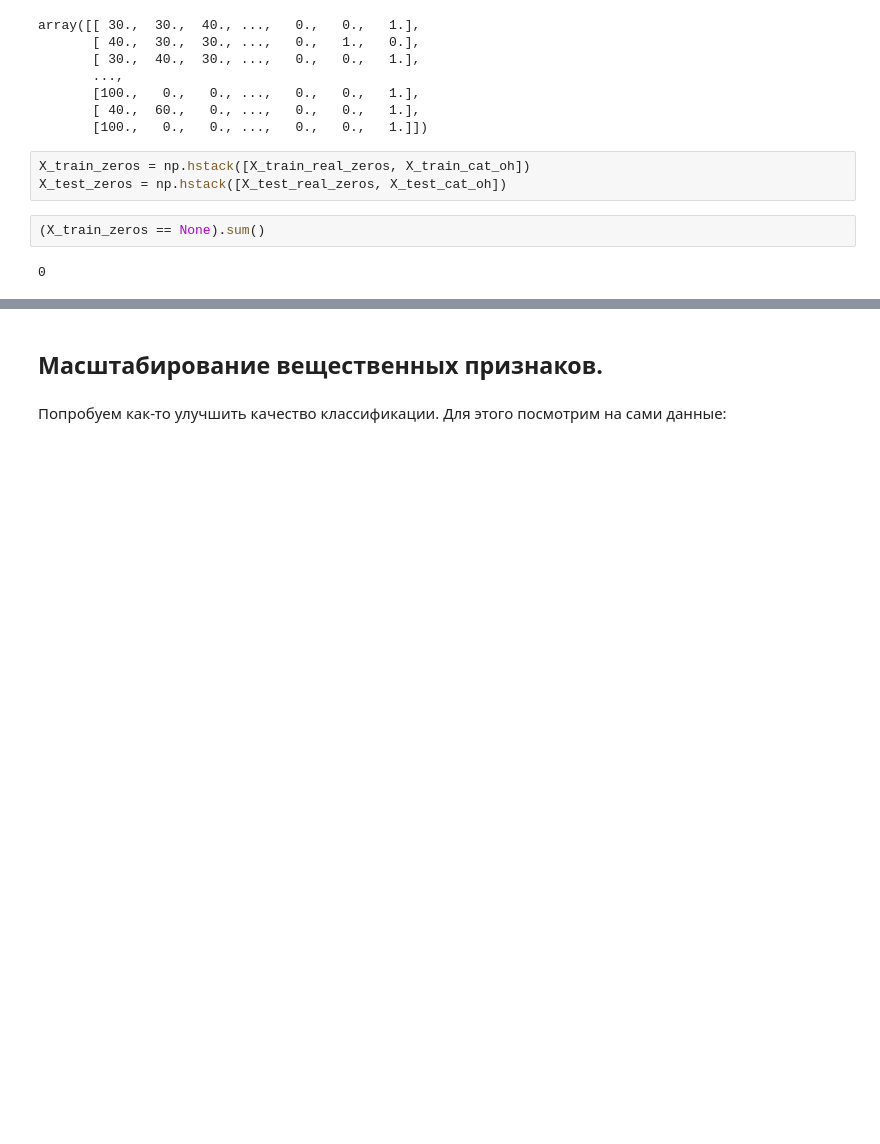
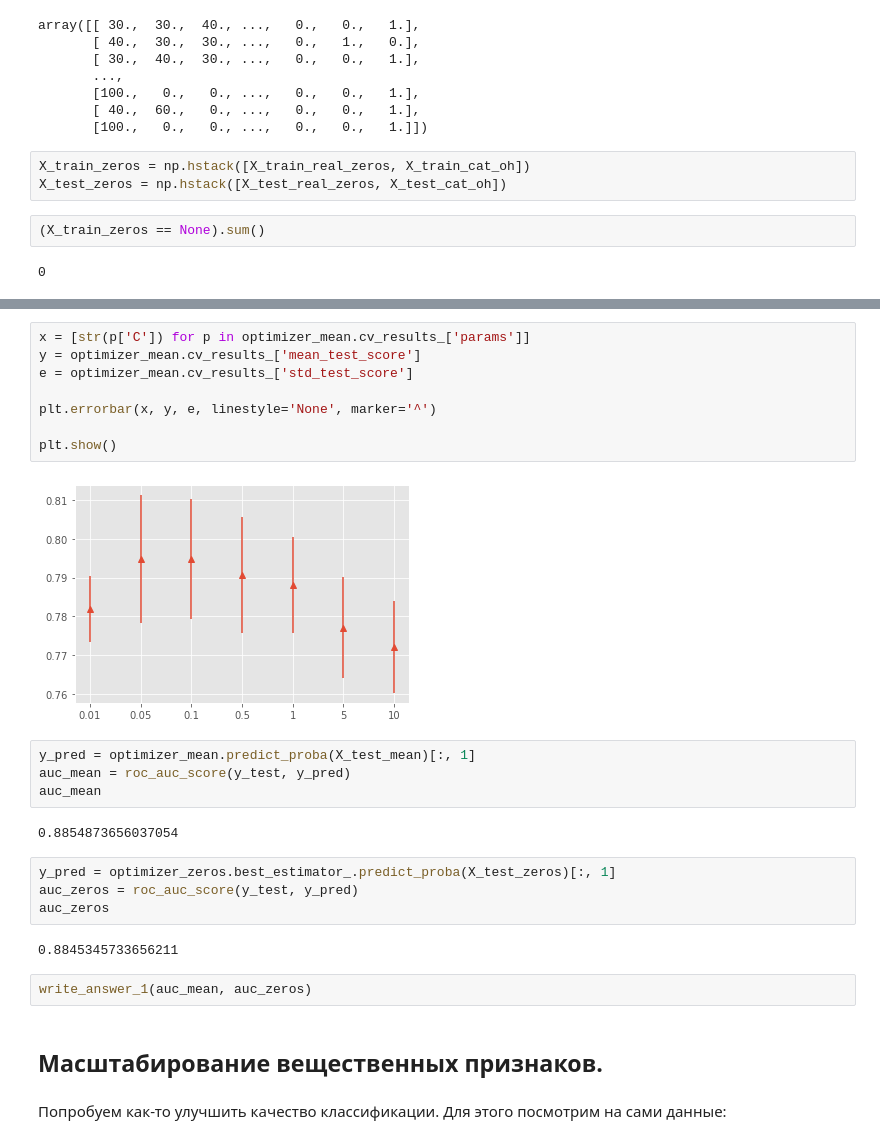
Before and after one commit to kilianovski/study, a Jupyter notebook: courses/supervised-learning/week_3/Preprocessing_LR_Coursera.ipynb, the cells around one changed output, grey strips where cells are left out. Drawn from its saved outputs; the diff is of its cells as text; blank space fills up the shorter version.

```diff
--- a/courses/supervised-learning/week_3/Preprocessing_LR_Coursera.ipynb
+++ b/courses/supervised-learning/week_3/Preprocessing_LR_Coursera.ipynb
@@ -446,3 +427,27 @@ optimizer_mean.best_params_, optimizer_zeros.best_params_
+# %%
+x = [str(p['C']) for p in optimizer_mean.cv_results_['params']]
+y = optimizer_mean.cv_results_['mean_test_score']
+e = optimizer_mean.cv_results_['std_test_score']
+
+plt.errorbar(x, y, e, linestyle='None', marker='^')
+
+plt.show()
+# %% [output]
+[figure, added]
+# %%
+y_pred = optimizer_mean.predict_proba(X_test_mean)[:, 1]
+auc_mean = roc_auc_score(y_test, y_pred)
+auc_mean
+# %% [output]
+0.8854873656037054
+# %%
+y_pred = optimizer_zeros.best_estimator_.predict_proba(X_test_zeros)[:, 1]
+auc_zeros = roc_auc_score(y_test, y_pred)
+auc_zeros
+# %% [output]
+0.8845345733656211
+# %%
+write_answer_1(auc_mean, auc_zeros)
 # %% [markdown]
 ## Масштабирование вещественных признаков.
 # %% [markdown]
```
Also changed, not shown: parts of 65 cells of this notebook, 6 other files.
